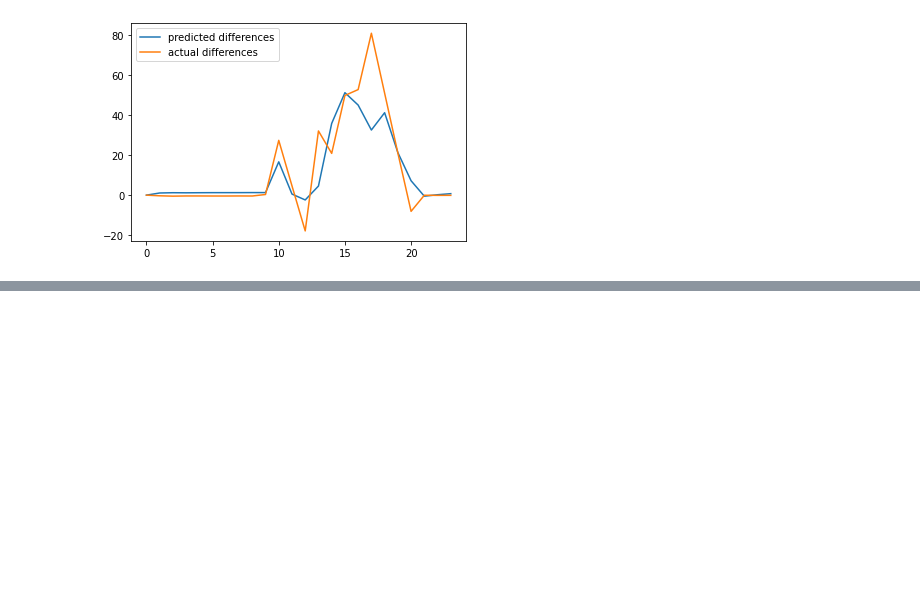
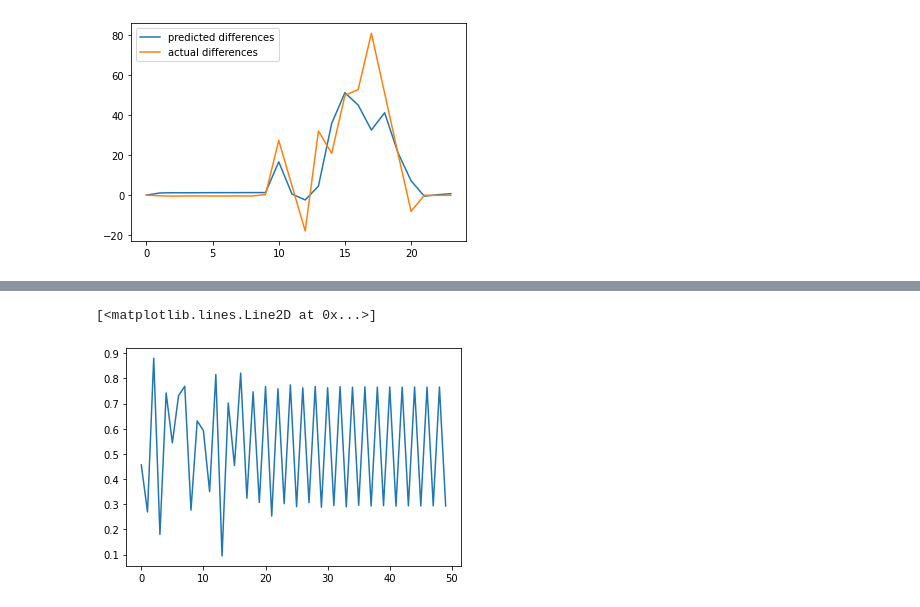
Before and after one commit to JPalakapilly/baselines, a Jupyter notebook: Price Signal Analysis.ipynb, the cells around one changed output, grey strips where cells are left out. Cells and saved outputs as stored; diff of their text form; code cells hidden in the pictures; blank space fills up the shorter version.

```diff
--- a/Price Signal Analysis.ipynb
+++ b/Price Signal Analysis.ipynb
@@ -208,0 +227,16 @@ plt.legend((line1, line2), ("predicted differences", "actual differences"))
+# %%
+as11 = np.array([0.45624734, 0.26930594, 0.87976641, 0.18041388, 0.74156015,
+       0.54371849, 0.73135681, 0.76846611, 0.2765385 , 0.63110827,
+       0.59225394, 0.35008903, 0.81483878, 0.09467166, 0.70184085,
+       0.45341871, 0.82070403, 0.32387513, 0.74632343, 0.30688072,
+       0.76719712, 0.25325866, 0.75830458, 0.30233013, 0.77379565,
+       0.29012234, 0.76214695, 0.30602906, 0.76713639, 0.28800406,
+       0.76251092, 0.29439872, 0.76664047, 0.28986207, 0.7645101 ,
+       0.29590457, 0.76608817, 0.29273301, 0.76460999, 0.29433482,
+       0.76549606, 0.29239664, 0.76493312, 0.29372538, 0.76544258,
+       0.29307628, 0.76509147, 0.29370316, 0.76530551, 0.29319458])
+
+plt.plot(as11)
+# %% [output]
+[<matplotlib.lines.Line2D at 0x...>]
+[figure, added]
```
Also changed, not shown: parts of 6 cells of this notebook.
